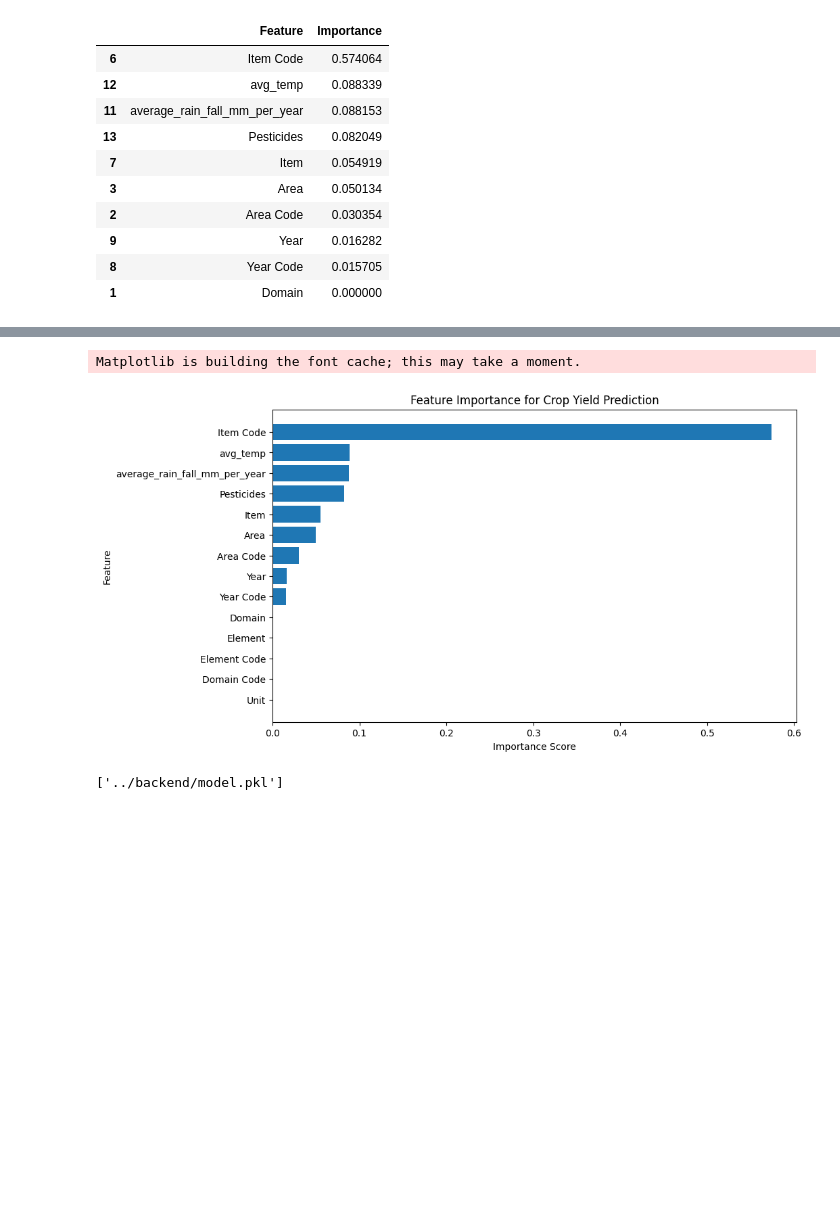
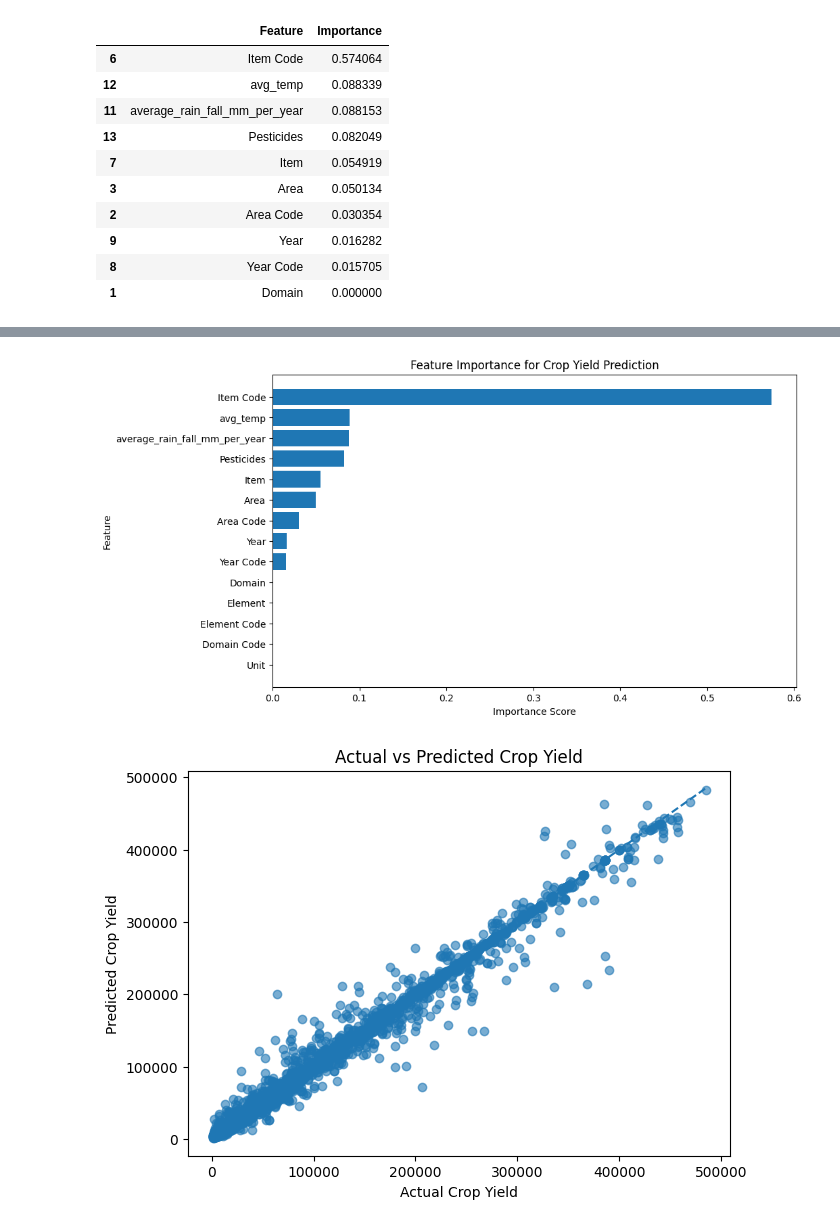
Before and after one commit to JCHANDRIKAM/crop-yield-prediction, a Jupyter notebook: notebooks/crop_yield_model.ipynb, the cells around one changed output, grey strips where cells are left out. Saved outputs shown, nothing was run; the diff lists cells and outputs as text; code cells hidden in the pictures; blank space fills up the shorter version.

```diff
--- a/notebooks/crop_yield_model.ipynb
+++ b/notebooks/crop_yield_model.ipynb
@@ -165,11 +191,8 @@ Yield: Index(['Domain Code', 'Domain', 'Area Code', 'Area', 'Element Code', 'Ele
        'Item Code', 'Item', 'Year Code', 'Year', 'Unit', 'Yield'],
       dtype='object')
 # %%
-merged_df = yield_df.merge(
-    rainfall_df,
-    on=["Area", "Year"],
-    how="inner"
-)
+                    #Merging datasets
+merged_df = yield_df.merge(rainfall_df, on=["Area", "Year"], how="inner")
 
 merged_df.head()
 # %% [output]
@@ -180,11 +203,7 @@ merged_df.head()
 | 3 | QC | Crops | 2 | Afghanistan | 5419 | Yield | 56 | Maize | 1989 | ... |
 | 4 | QC | Crops | 2 | Afghanistan | 5419 | Yield | 56 | Maize | 1990 | ... |
 # %%
-merged_df = merged_df.merge(
-    temperature_df,
-    on=["Area", "Year"],
-    how="inner"
-)
+merged_df = merged_df.merge(temperature_df, on=["Area", "Year"], how="inner")
 
 merged_df.head()
 # %% [output]
@@ -195,11 +214,7 @@ merged_df.head()
 | 3 | QC | Crops | 2 | Afghanistan | 5419 | Yield | 56 | Maize | 1989 | ... |
 | 4 | QC | Crops | 2 | Afghanistan | 5419 | Yield | 56 | Maize | 1990 | ... |
 # %%
-merged_df = merged_df.merge(
-    pesticides_df[["Area", "Year", "Value"]],
-    on=["Area", "Year"],
-    how="inner"
-)
+merged_df = merged_df.merge( pesticides_df[["Area", "Year", "Value"]], on=["Area", "Year"], how="inner")
 
 merged_df.rename(columns={"Value": "Pesticides"}, inplace=True)
 
@@ -253,3 +266 @@ from sklearn.ensemble import RandomForestRegressor
 model = RandomForestRegressor( n_estimators=100, random_state=42, n_jobs=-1)
-# %%
-model.fit(X_train, y_train)
@@ -331,6 +312,5 @@ Successfully installed contourpy-1.3.3 cycler-0.12.1 kiwisolver-1.4.9 matplotlib
 # %%
-import matplotlib.pyplot as plt
-
+               # Visualization
 plt.figure(figsize=(10, 6))
 plt.barh(feature_importance["Feature"], feature_importance["Importance"])
 plt.xlabel("Importance Score")
@@ -339,10 +319,20 @@ plt.title("Feature Importance for Crop Yield Prediction")
 plt.gca().invert_yaxis()
 plt.show()
 # %% [output]
-Matplotlib is building the font cache; this may take a moment.
 [figure]
-# %%
-import joblib
-joblib.dump(model, "../backend/model.pkl")
-# %% [output]
-['../backend/model.pkl']
+# %%
+
+y_pred = model.predict(X_test)
+
+plt.figure(figsize=(7, 5))
+plt.scatter(y_test, y_pred, alpha=0.6)
+plt.plot([y_test.min(), y_test.max()],
+         [y_test.min(), y_test.max()],
+         linestyle='--')
+
+plt.xlabel("Actual Crop Yield")
+plt.ylabel("Predicted Crop Yield")
+plt.title("Actual vs Predicted Crop Yield")
+plt.show()
+# %% [output]
+[figure, added]
```
Also changed, not shown: parts of 21 cells of this notebook, 10 other files.
